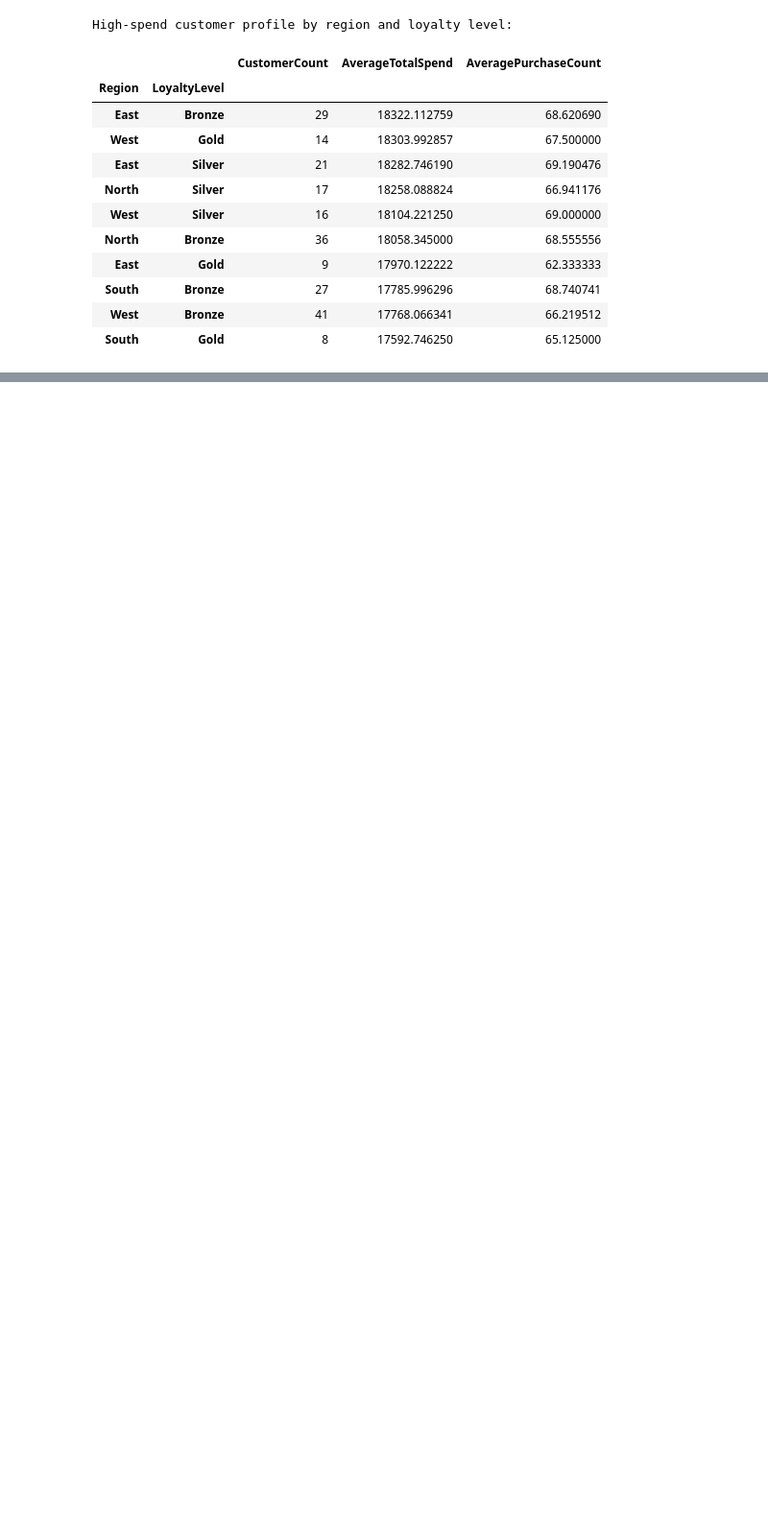
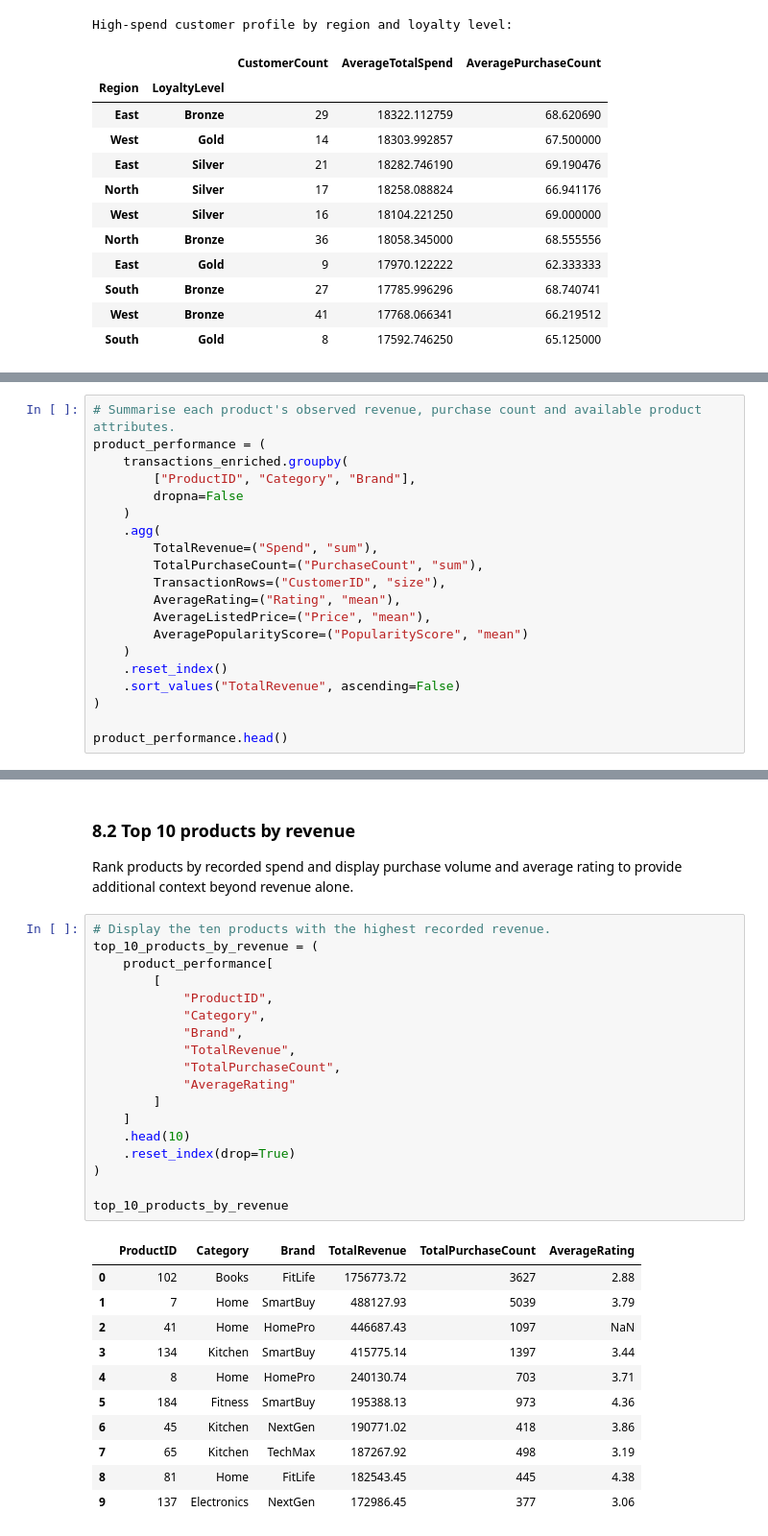
Before and after one commit to RyanMitchell8/Research-Analytics-Ca1, a Jupyter notebook: Ca1-folder/Task_2_Recommendation_System_Development.ipynb, the cells around one changed output, grey strips where cells are left out. Shown at 96% size. Saved outputs shown, nothing was run; the diff lists cells and outputs as text; blank space fills up the shorter version.

Commit message:
Added into task two the Product Analytics

```diff
--- a/Ca1-folder/Task_2_Recommendation_System_Development.ipynb
+++ b/Ca1-folder/Task_2_Recommendation_System_Development.ipynb
@@ -427,0 +436,20 @@ High-spend customer profile by region and loyalty level:
+# %%
+# Summarise each product's observed revenue, purchase count and available product attributes.
+product_performance = (
+    transactions_enriched.groupby(
+        ["ProductID", "Category", "Brand"],
+        dropna=False
+    )
+    .agg(
+        TotalRevenue=("Spend", "sum"),
+        TotalPurchaseCount=("PurchaseCount", "sum"),
+        TransactionRows=("CustomerID", "size"),
+        AverageRating=("Rating", "mean"),
+        AverageListedPrice=("Price", "mean"),
+        AveragePopularityScore=("PopularityScore", "mean")
+    )
+    .reset_index()
+    .sort_values("TotalRevenue", ascending=False)
+)
+
+product_performance.head()
@@ -427,0 +463,34 @@ High-spend customer profile by region and loyalty level:
+# %% [markdown]
+### 8.2 Top 10 products by revenue
+
+Rank products by recorded spend and display purchase volume and average rating to provide additional context beyond revenue alone.
+# %%
+# Display the ten products with the highest recorded revenue.
+top_10_products_by_revenue = (
+    product_performance[
+        [
+            "ProductID",
+            "Category",
+            "Brand",
+            "TotalRevenue",
+            "TotalPurchaseCount",
+            "AverageRating"
+        ]
+    ]
+    .head(10)
+    .reset_index(drop=True)
+)
+
+top_10_products_by_revenue
+# %% [output]
+|  | ProductID | Category | Brand | TotalRevenue | TotalPurchaseCount | AverageRating |
+| 0 | 102 | Books | FitLife | 1756773.72 | 3627 | 2.88 |
+| 1 | 7 | Home | SmartBuy | 488127.93 | 5039 | 3.79 |
+| 2 | 41 | Home | HomePro | 446687.43 | 1097 | NaN |
+| 3 | 134 | Kitchen | SmartBuy | 415775.14 | 1397 | 3.44 |
+| 4 | 8 | Home | HomePro | 240130.74 | 703 | 3.71 |
+| 5 | 184 | Fitness | SmartBuy | 195388.13 | 973 | 4.36 |
+| 6 | 45 | Kitchen | NextGen | 190771.02 | 418 | 3.86 |
+| 7 | 65 | Kitchen | TechMax | 187267.92 | 498 | 3.19 |
+| 8 | 81 | Home | FitLife | 182543.45 | 445 | 4.38 |
+| 9 | 137 | Electronics | NextGen | 172986.45 | 377 | 3.06 |
```
Also changed, not shown: parts of 5 cells of this notebook.
